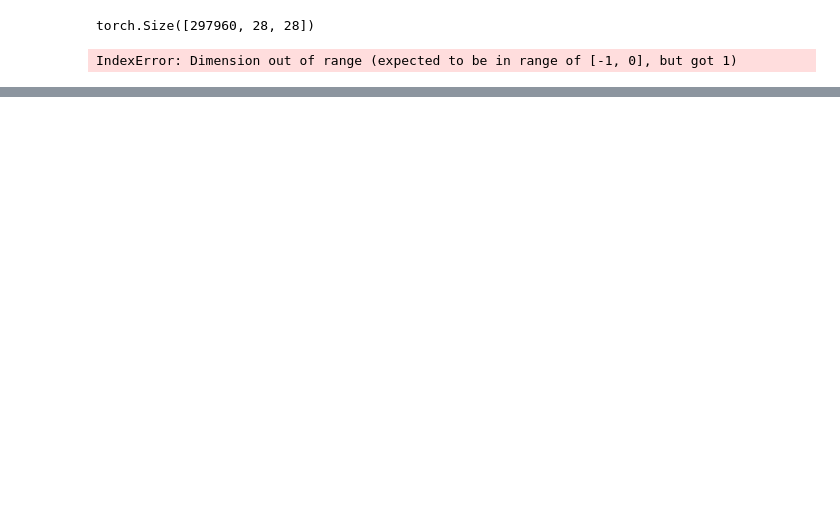
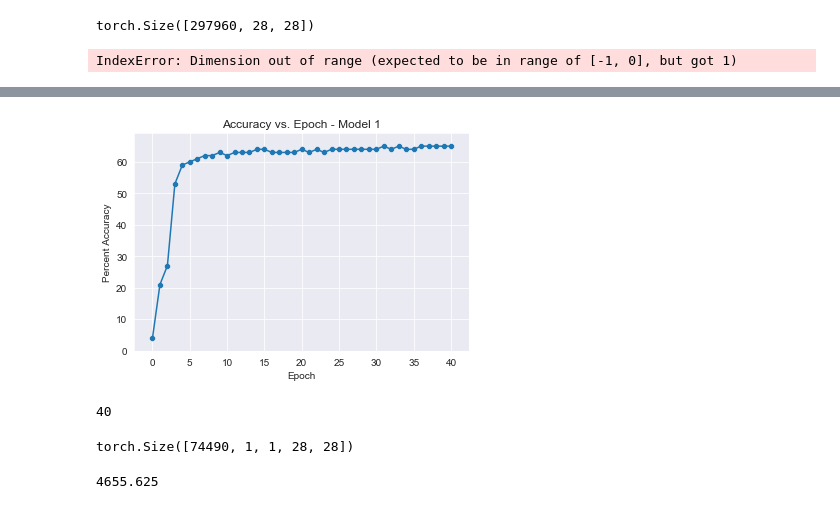
Before and after one commit to CornellDataScience/Reading-Handwriting, a Jupyter notebook: Reading_Handwriting.ipynb, the cells around one changed output, grey strips where cells are left out. Drawn from its saved outputs; the diff is of its cells as text; code cells hidden in the pictures; blank space fills up the shorter version.

```diff
--- a/Reading_Handwriting.ipynb
+++ b/Reading_Handwriting.ipynb
@@ -262,8 +232,9 @@ class Model(nn.Module):
         return F.log_softmax(x)"""
 # %%
 #### write print statements for loss
-epochs = 1
+epochs = 40
 batch_size = 64
+train_X = torch.from_numpy(train_x)
 train_X_resized = train_X.unsqueeze(1).to(dtype=torch.float)
 
 model = Model()
@@ -271,8 +242,14 @@ optimizer = optim.SGD(model.parameters(), lr=0.01, momentum=0.9)
 train_Y = torch.from_numpy(train_y.values).to(dtype=torch.long)
 
 loss_fn = nn.CrossEntropyLoss()
+train_losses = []
+train_counter = []
+test_losses = []
+test_counter = [i*len(train_x) for i in range(epochs + 1)]
+log_interval = 2*batch_size
 
-for epoch in range(epochs):
+#for epoch in range(epochs):
+def train(epoch):
     permutation = torch.randperm(train_X.size()[0])
     for i in range(0, train_X.size()[0], batch_size):
         optimizer.zero_grad()
@@ -283,3 +260,9 @@ for epoch in range(epochs):
         loss = loss_fn(prediction, batch_y)
         loss.backward()
         optimizer.step()
+
+        if i % log_interval == 0:
+            """print('Train Epoch: {} [{}/{} ({:.0f}%)]\tLoss: {:.6f}'.format(
+            epoch+1, i, len(train_x), 100. * i / len(train_x), loss.item()))"""
+            train_losses.append(loss.item())
+            train_counter.append((i*64) + ((epoch-1)*len(train_x)))
@@ -289,0 +473,14 @@ for epoch in range(epochs):
+# %%
+import seaborn as sns
+test_counter = [i for i in range(0, epochs + 1)]
+test_1 = [4, 21, 27, 53, 59, 60, 61, 62, 62, 63, 62, 63, 63, 63, 64, 64, 63, 63, 63, 63, 64, 63, 64, 63, 64, 64, 64, 64, 64, 64, 64, 65, 64, 65, 64, 64, 65, 65, 65, 65, 65]
+test_2 = [1, 95, 96, 97, 97, 97, 97, 97, 97, 96, 97, 97, 97, 96, 97, 15, 15, 15, 15, 15, 15, 15, 15, 15, 15, 15, 15, 15, 15, 15, 15, 15, 15, 15, 15, 15, 15, 15, 15, 15, 15]
+sns.set_style('darkgrid')
+sns.lineplot(x=test_counter, y=test_1)
+sns.scatterplot(x=test_counter, y=test_1)
+plt.xlabel("Epoch")
+plt.ylabel("Percent Accuracy")
+plt.title("Accuracy vs. Epoch - Model 1")
+plt.show()
+# %% [output]
+[figure, added]
@@ -289,0 +489,12 @@ for epoch in range(epochs):
+# %%
+len(test_1)
+# %% [output]
+40
+# %%
+test_X_resized.size()
+# %% [output]
+torch.Size([74490, 1, 1, 28, 28])
+# %%
+train_X.size()[0]/64
+# %% [output]
+4655.625
```
Also changed, not shown: parts of 18 cells of this notebook, 2 other files.
